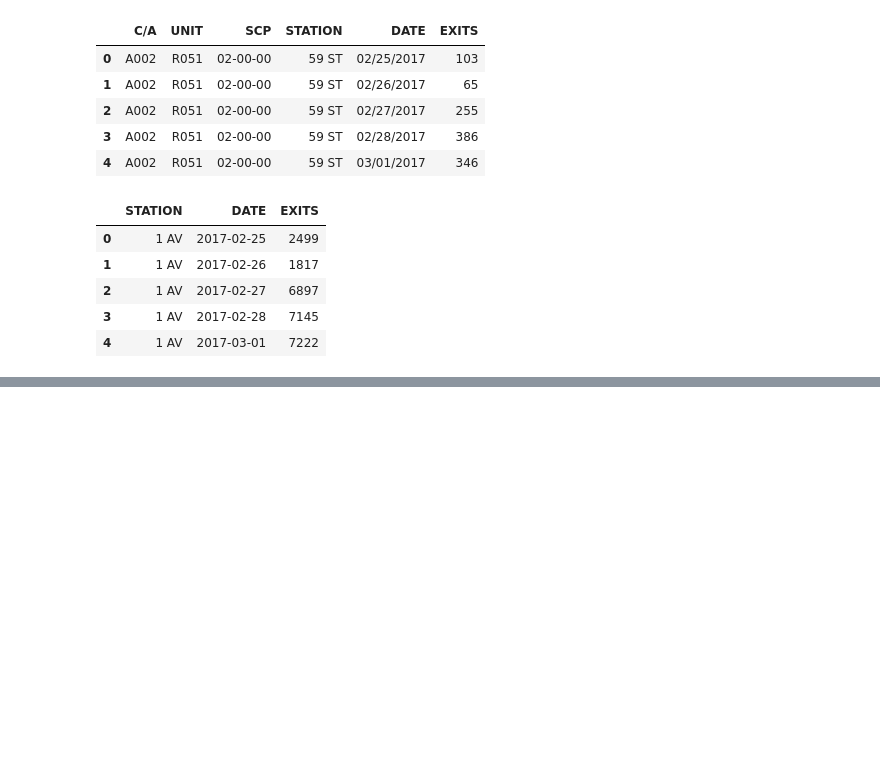
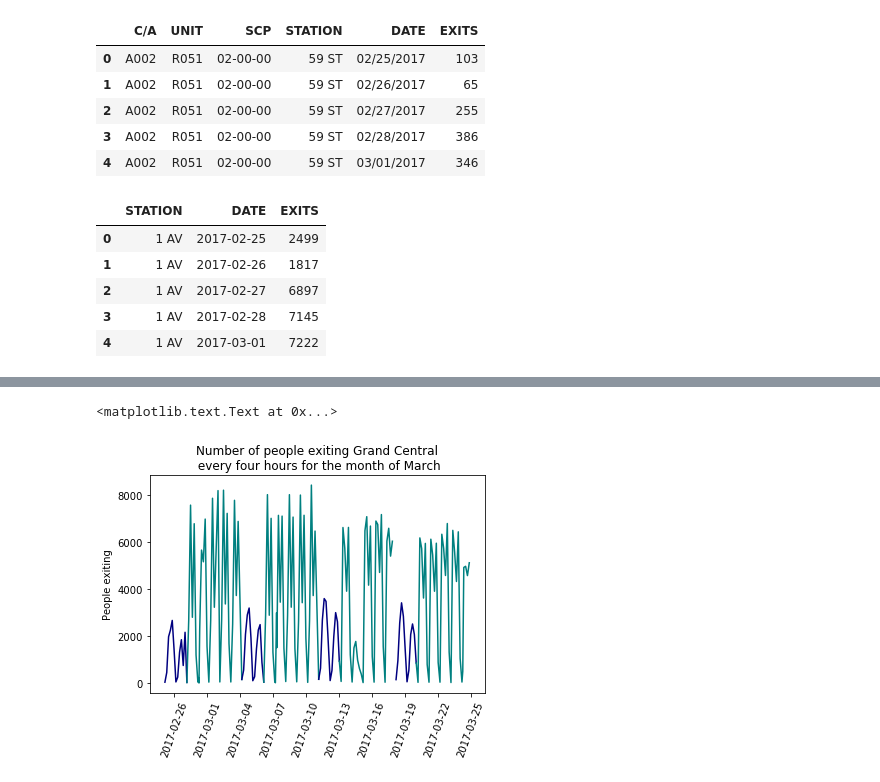
Before and after one commit to Atomahawk/mobile-marketing-solutions, a Jupyter notebook: benson_plots.ipynb, the cells around one changed output, grey strips where cells are left out. Cells and saved outputs as stored; diff of their text form; code cells hidden in the pictures; blank space fills up the shorter version.

```diff
--- a/benson_plots.ipynb
+++ b/benson_plots.ipynb
@@ -201,0 +232,4 @@ morning.head()
+# %%
+#remove NaN values and negative values (i.e. counter resets)
+exits_turn.dropna(inplace=True)
+exits_turn = exits_turn[exits_turn['DIFFS'] >= 0]
@@ -201,0 +247,7 @@ morning.head()
+# %%
+# add exits across turnstiles by time
+exits_turn = exits_turn.reset_index()
+ct = exits_turn.groupby(['DATETIME'])['DIFFS'].sum().reset_index()
+# %%
+ct.set_index(['DATETIME'], inplace=True)
+ct.head()
@@ -201,0 +262,24 @@ morning.head()
+# %%
+we1 = ct[(ct.index > '2017-02-25 00:00:00') & (ct.index < '2017-02-27 05:00:00')]
+wd1 = ct[(ct.index > '2017-02-27 00:00:00') & (ct.index < '2017-03-04 05:00:00')]
+we2 = ct[(ct.index > '2017-03-04 00:00:00') & (ct.index < '2017-03-06 05:00:00')]
+wd2 = ct[(ct.index > '2017-03-06 00:00:00') & (ct.index < '2017-03-11 05:00:00')]
+we3 = ct[(ct.index > '2017-03-11 00:00:00') & (ct.index < '2017-03-13 05:00:00')]
+wd3 = ct[(ct.index > '2017-03-13 00:00:00') & (ct.index < '2017-03-18 05:00:00')]
+we4 = ct[(ct.index > '2017-03-18 00:00:00') & (ct.index < '2017-03-20 05:00:00')]
+wd4 = ct[(ct.index > '2017-03-20 00:00:00') & (ct.index < '2017-03-25 05:00:00')]
+# %%
+plt.xticks(rotation=70)
+plt.plot(we1, color = 'navy')
+plt.plot(wd1, color = '#008080')
+plt.plot(we2, color = 'navy')
+plt.plot(wd2, color = '#008080')
+plt.plot(we3, color = 'navy')
+plt.plot(wd3, color = '#008080')
+plt.plot(we4, color = 'navy')
+plt.plot(wd4, color = '#008080')
+plt.title('Number of people exiting Grand Central\n every four hours for the month of March')
+plt.ylabel('People exiting')
+# %% [output]
+<matplotlib.text.Text at 0x...>
+[figure, added]
```
Also changed, not shown: parts of 35 cells of this notebook.
